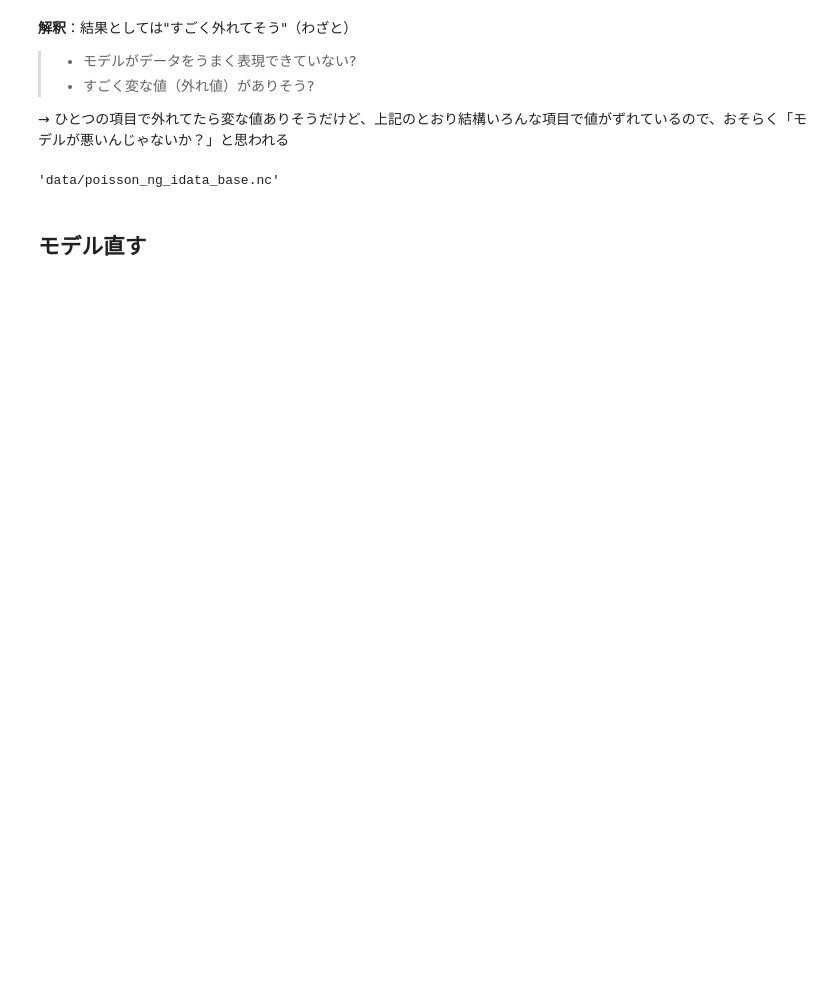
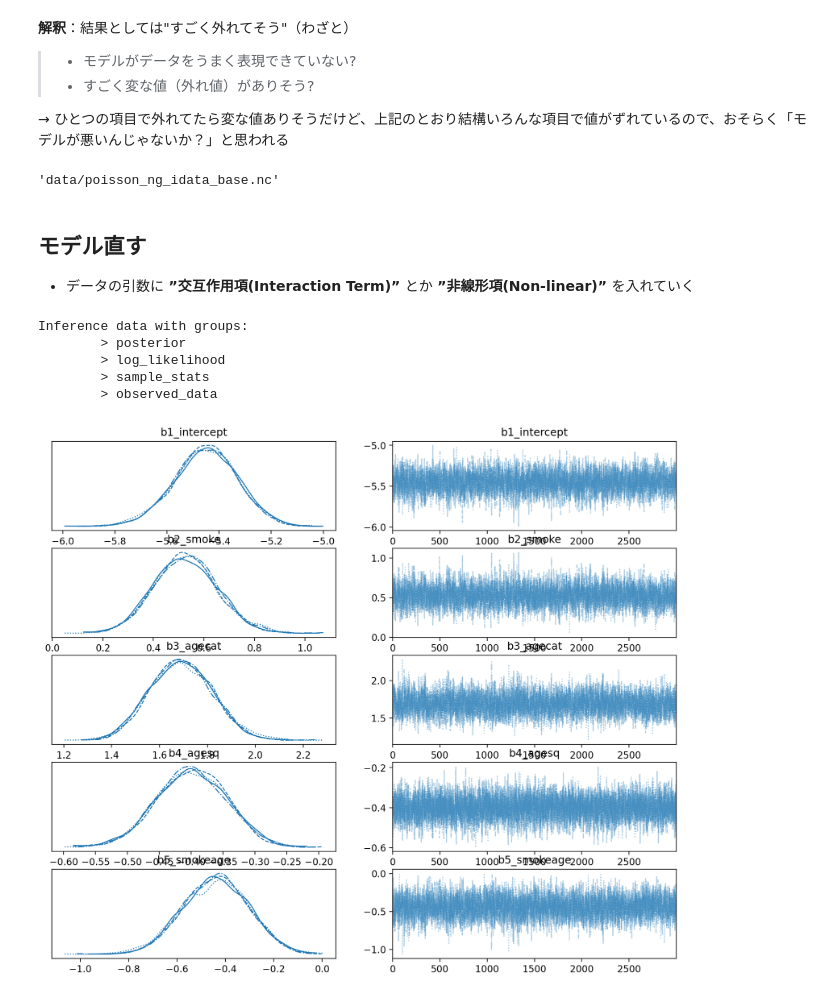
Before and after one commit to kazutax/AB_test, a Jupyter notebook: notebook/007_03_ポワソン回帰.ipynb, the cells around one changed output. Saved outputs shown, nothing was run; the diff lists cells and outputs as text; code cells hidden in the pictures; blank space fills up the shorter version.

```diff
--- a/notebook/007_03_ポワソン回帰.ipynb
+++ b/notebook/007_03_ポワソン回帰.ipynb
@@ -203,3 +203,51 @@ idata.to_netcdf('data/poisson_ng_idata_base.nc')
 'data/poisson_ng_idata_base.nc'
 # %% [markdown]
 ## モデル直す
+
++ データの引数に **”交互作用項(Interaction Term)”** とか **”非線形項(Non-linear)”** を入れていく
+# %%
+agesq = agecat_scaled * agecat_scaled
+smokeage = smoke * agecat_scaled
+# %%
+def model(smoke = None, agecat_scaled = None, agesq = None, smokeage = None, deaths = None, population = None, num_data = 0):
+
+    b1 = numpyro.sample('b1_intercept', dist.Normal(0, 10))
+    b2 = numpyro.sample('b2_smoke', dist.Normal(0, 10))
+    b3 = numpyro.sample('b3_agecat', dist.Normal(0, 10))
+    b4 = numpyro.sample('b4_agesq', dist.Normal(0, 10)) # 非線形項
+    b5 = numpyro.sample('b5_smokeage', dist.Normal(0, 10)) # 交互作用項
+
+    theta = b1 + b2 * smoke + b3 * agecat_scaled + b4 * agesq + b5 * smokeage
+
+    mu = jax.numpy.exp(theta) * population
+
+    with numpyro.plate('data', num_data):
+        numpyro.sample('obs', dist.Poisson(rate = mu), obs = deaths)
+# %%
+nuts = numpyro.infer.NUTS(model)
+mcmc = numpyro.infer.MCMC(nuts, num_warmup = 500, num_samples = 3000, num_chains = 4)
+
+mcmc.run(jax.random.PRNGKey(42)
+         , smoke = smoke
+         , agecat_scaled = agecat_scaled
+         , agesq = agesq
+         , smokeage = smokeage
+         , deaths = deaths
+         , population = population
+         , num_data = len(agecat_scaled))
+
+mcmc_samples = mcmc.get_samples()
+
+idata = az.from_numpyro(mcmc)
+# %%
+idata
+# %% [output]
+Inference data with groups:
+        > posterior
+        > log_likelihood
+        > sample_stats
+        > observed_data
+# %%
+az.plot_trace(idata);
+# %% [output]
+[figure, added]
```
Also changed, not shown: parts of 13 cells of this notebook, 1 other file.
